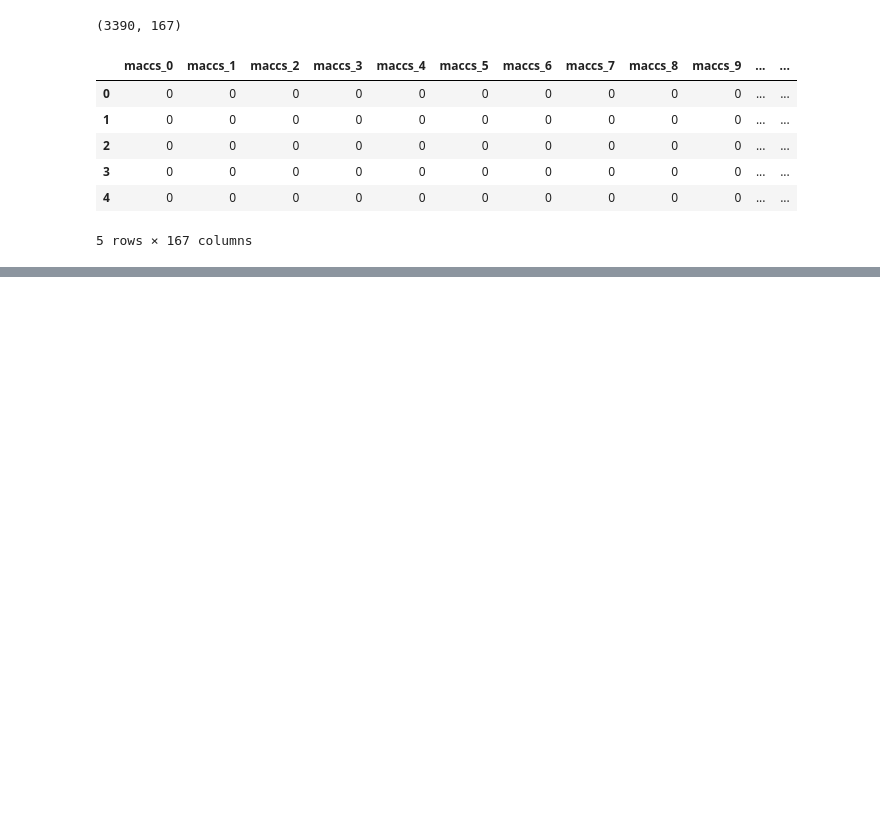
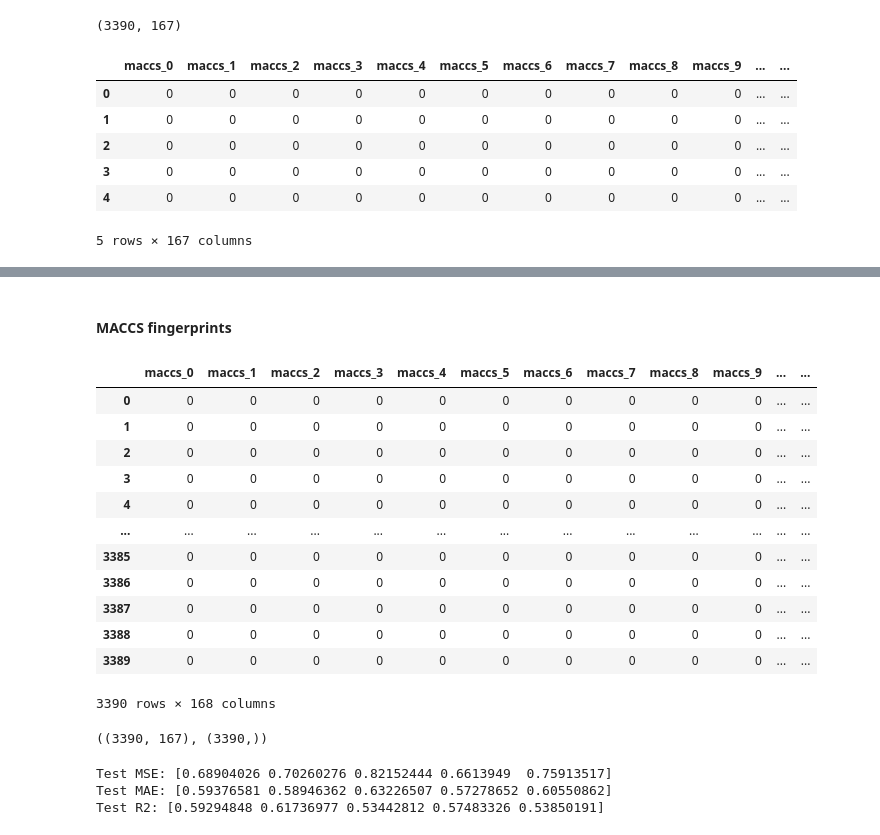
Before and after one commit to AlimAlb/QSAR, a Jupyter notebook: QSAR.ipynb, the cells around one changed output, grey strips where cells are left out. Cells and saved outputs as stored; diff of their text form; code cells hidden in the pictures; blank space fills up the shorter version.

```diff
--- a/QSAR.ipynb
+++ b/QSAR.ipynb
@@ -959,0 +1215,53 @@ maccs_fps.to_csv(base_dir + 'maccs_fingerprints')
+# %% [markdown]
+#### MACCS fingerprints
+# %%
+maccs_fps
+maccs_fps['target'] = final_df['log_ic50(pchembl)']
+maccs_fps = maccs_fps.copy()
+maccs_fps
+# %% [output]
+|  | maccs_0 | maccs_1 | maccs_2 | maccs_3 | maccs_4 | maccs_5 | maccs_6 | maccs_7 | maccs_8 | maccs_9 | ... | ... |
+| 0 | 0 | 0 | 0 | 0 | 0 | 0 | 0 | 0 | 0 | 0 | ... | ... |
+| 1 | 0 | 0 | 0 | 0 | 0 | 0 | 0 | 0 | 0 | 0 | ... | ... |
+| 2 | 0 | 0 | 0 | 0 | 0 | 0 | 0 | 0 | 0 | 0 | ... | ... |
+| 3 | 0 | 0 | 0 | 0 | 0 | 0 | 0 | 0 | 0 | 0 | ... | ... |
+| 4 | 0 | 0 | 0 | 0 | 0 | 0 | 0 | 0 | 0 | 0 | ... | ... |
+| ... | ... | ... | ... | ... | ... | ... | ... | ... | ... | ... | ... | ... |
+| 3385 | 0 | 0 | 0 | 0 | 0 | 0 | 0 | 0 | 0 | 0 | ... | ... |
+| 3386 | 0 | 0 | 0 | 0 | 0 | 0 | 0 | 0 | 0 | 0 | ... | ... |
+| 3387 | 0 | 0 | 0 | 0 | 0 | 0 | 0 | 0 | 0 | 0 | ... | ... |
+| 3388 | 0 | 0 | 0 | 0 | 0 | 0 | 0 | 0 | 0 | 0 | ... | ... |
+| 3389 | 0 | 0 | 0 | 0 | 0 | 0 | 0 | 0 | 0 | 0 | ... | ... |
+3390 rows × 168 columns
+# %%
+X = maccs_fps.drop(['target'], axis = 1)
+y = maccs_fps['target']
+X.shape, y.shape
+# %% [output]
+((3390, 167), (3390,))
+# %%
+from sklearn.model_selection import cross_validate
+
+scoring = {
+    "neg_mse": "neg_mean_squared_error",
+    "r2": "r2",
+    "mae": "neg_mean_absolute_error"
+}
+
+kf = KFold(n_splits=5, shuffle=True, random_state=42)
+cv_results = cross_validate(
+    model, X, y,
+    scoring=scoring,
+    cv=kf,
+    return_train_score=True,
+    n_jobs=-1
+)
+
+# Результаты
+print("Test MSE:", -cv_results['test_neg_mse'])
+print("Test MAE:", -cv_results['test_mae'])
+print("Test R2:", cv_results['test_r2'])
+# %% [output]
+Test MSE: [0.68904026 0.70260276 0.82152444 0.6613949  0.75913517]
+Test MAE: [0.59376581 0.58946362 0.63226507 0.57278652 0.60550862]
+Test R2: [0.59294848 0.61736977 0.53442812 0.57483326 0.53850191]
```
Also changed, not shown: parts of 89 cells of this notebook.
